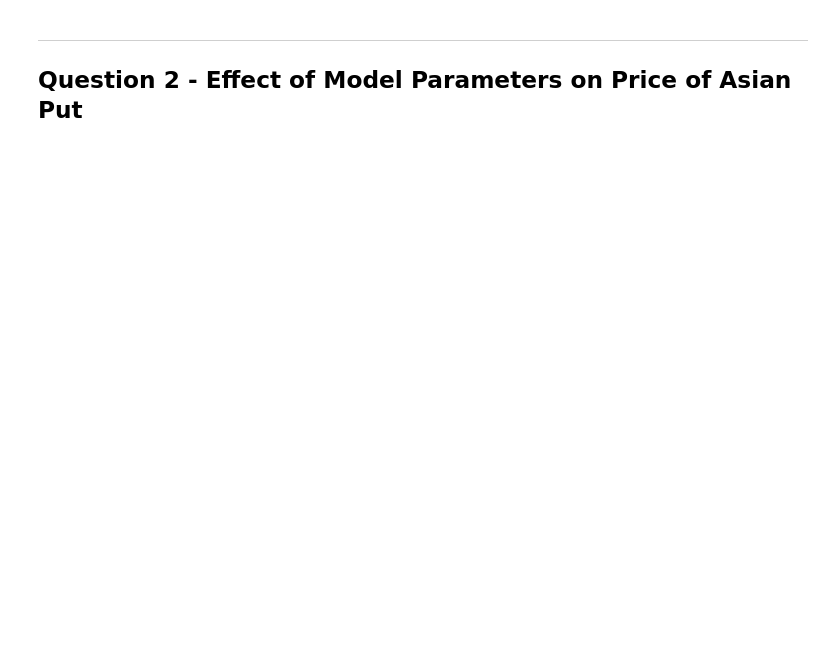
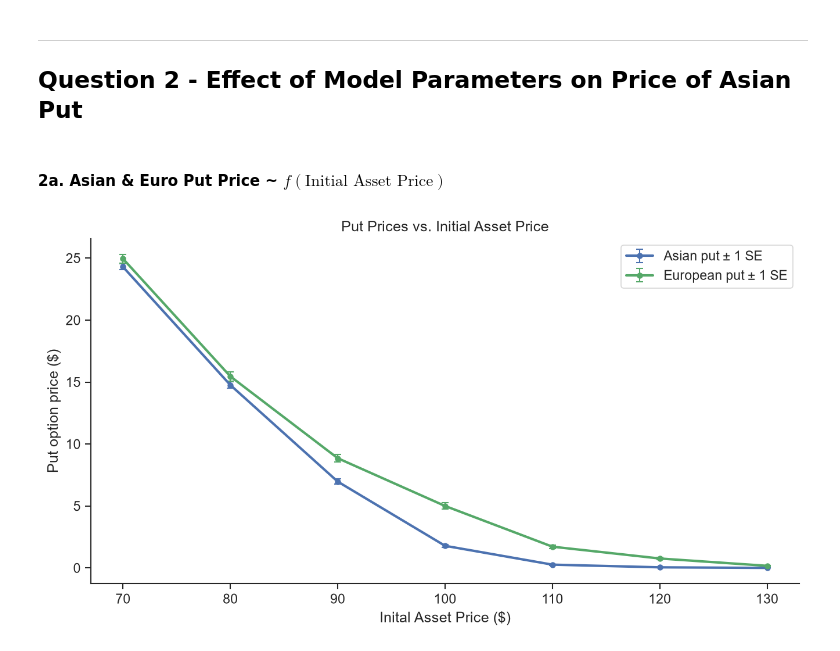
Before and after one commit to JoshECampbell/Path-Dependent-Options, a Jupyter notebook: path_dep_options.ipynb, the cells around one changed output. Cells and saved outputs as stored; diff of their text form; code cells hidden in the pictures; blank space fills up the shorter version.

```diff
--- a/path_dep_options.ipynb
+++ b/path_dep_options.ipynb
@@ -104,0 +149,42 @@ ___
+# %%
+BASE_PARAMS = {
+    "n_paths": N_PATHS,
+    "m": M,
+    "r": R,
+    "q": Q,
+    "sigma": SIGMA,
+    "T": T,
+    "K": K,
+    "S0": S0,
+    "rng": RNG
+}
+
+def vary_parameter(varied_parameter, values, base_params):
+
+    asian_prices = np.empty(len(values))
+    asian_errors = np.empty(len(values))
+    euro_prices = np.empty(len(values))
+    euro_errors = np.empty(len(values))
+
+    for i, value in enumerate(values):
+        params = base_params.copy()
+        params[varied_parameter] = value
+
+        asian_prices[i], asian_errors[i], _ = price_asian_put(**params)
+
+        # remove the m parameter since it is not used in the european put price function
+        euro_params = params.copy()
+        euro_params.pop("m")
+
+        euro_prices[i], euro_errors[i] = price_european_put(**euro_params)
+    return asian_prices, asian_errors, euro_prices, euro_errors
+# %% [markdown]
+#### 2a. Asian & Euro Put Price ~ $f(\text{Initial Asset Price})$
+# %%
+init_prices = np.arange(70, 131, 10)
+asian_prices, asian_errors, euro_prices, euro_errors = vary_parameter("S0", init_prices, BASE_PARAMS)
+
+plotting_q2(asian_prices, asian_errors, euro_prices, euro_errors, varied_parameter= init_prices,
+            parameter_title="Initial Asset Price", xlabel="Inital Asset Price", xsymbol="$")
+# %% [output]
+[figure, added]
```
Also changed, not shown: parts of 27 cells of this notebook.
